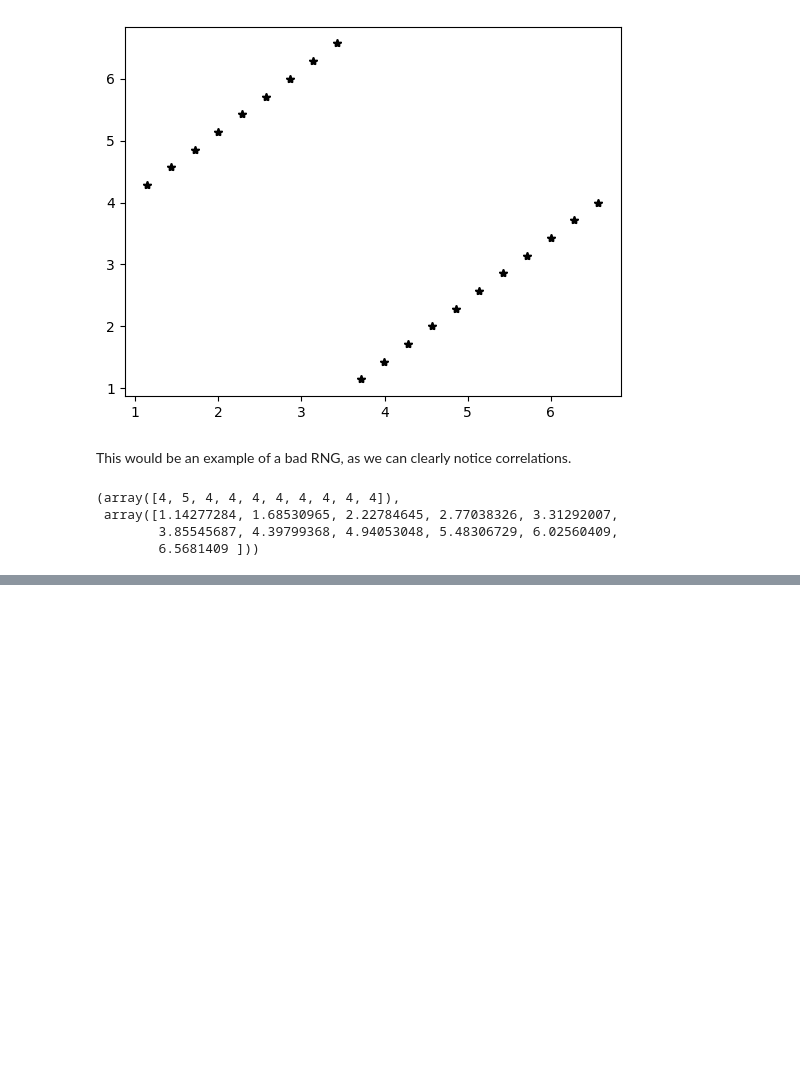
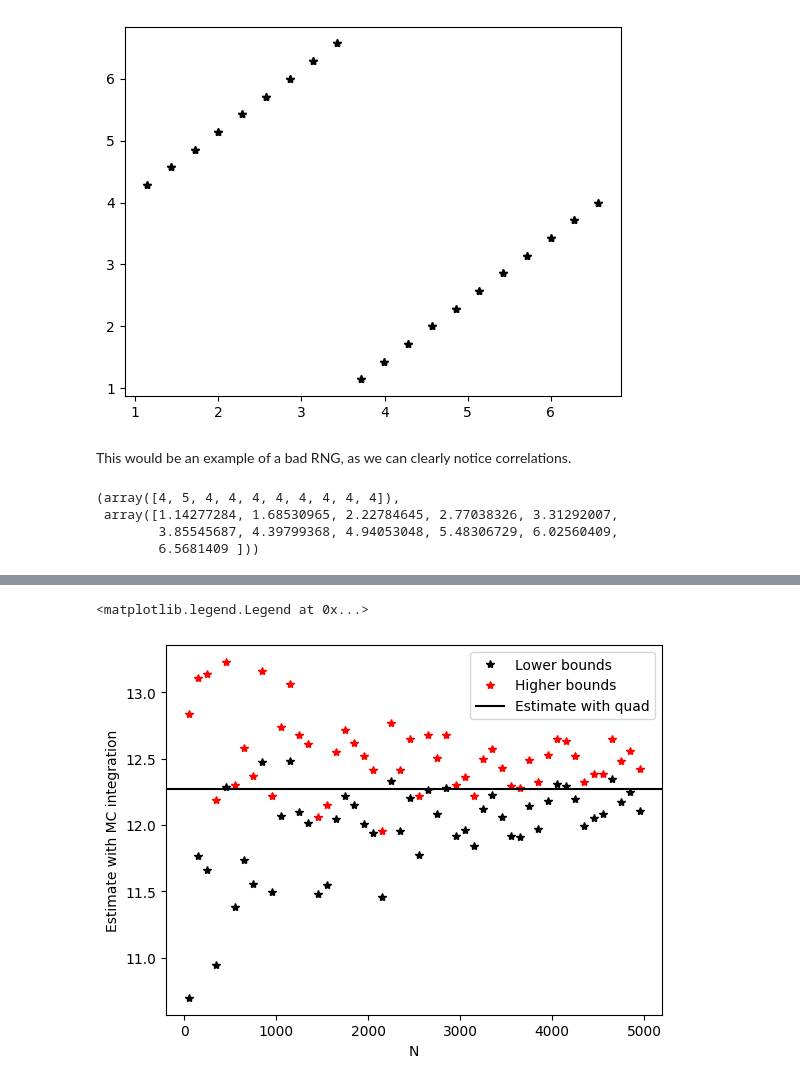
Before and after one commit to gbragafibra/Random_Learning, a Jupyter notebook: random/Random.ipynb, the cells around one changed output, grey strips where cells are left out. Drawn from its saved outputs; the diff is of its cells as text; code cells hidden in the pictures; blank space fills up the shorter version.

Commit message:
Monte Carlo integration

```diff
--- a/random/Random.ipynb
+++ b/random/Random.ipynb
@@ -133,0 +166,31 @@ np.histogram(uniform)
+# %%
+def MC_integ(f, a, b, N):
+    fval1 = 0 #f(x)
+    fval2 = 0 #f^2(x)
+    for i in range(N):
+        """
+        Here regardless from what dist we sample (in this case uniform),
+        the sample mean is going to obey a Gaussian dist, as N increases
+        """
+        fval1 += f(random.uniform(a,b))
+        fval2 += f(random.uniform(a,b))**2
+
+    lower_bound = ((b-a) * fval1 / N) - ((b-a) / np.sqrt(N)) * np.sqrt((1/N) * fval2 - ((1/N) * fval1)**2)
+    higher_bound = ((b-a) * fval1 / N) + ((b-a) / np.sqrt(N)) * np.sqrt((1/N) * fval2 - ((1/N) * fval1)**2)
+    return [lower_bound, higher_bound]
+
+
+vals = []
+for k in np.arange(50, 5000, 100):
+    vals.append(MC_integ(lambda x: np.sin(x) + x**2, -np.pi + np.e, np.pi, k))
+
+lower_bounds, higher_bounds = zip(*vals)
+plt.plot(np.arange(50, 5000, 100), lower_bounds, "k*", label = "Lower bounds")
+plt.plot(np.arange(50, 5000, 100), higher_bounds, "r*", label = "Higher bounds")
+plt.axhline(quad(lambda x: np.sin(x) + x**2, -np.pi + np.e, np.pi)[0], color = "k", label = "Estimate with quad")
+plt.xlabel("N")
+plt.ylabel("Estimate with MC integration")
+plt.legend()
+# %% [output]
+<matplotlib.legend.Legend at 0x...>
+[figure, added]
```
Also changed, not shown: parts of 5 cells of this notebook.
